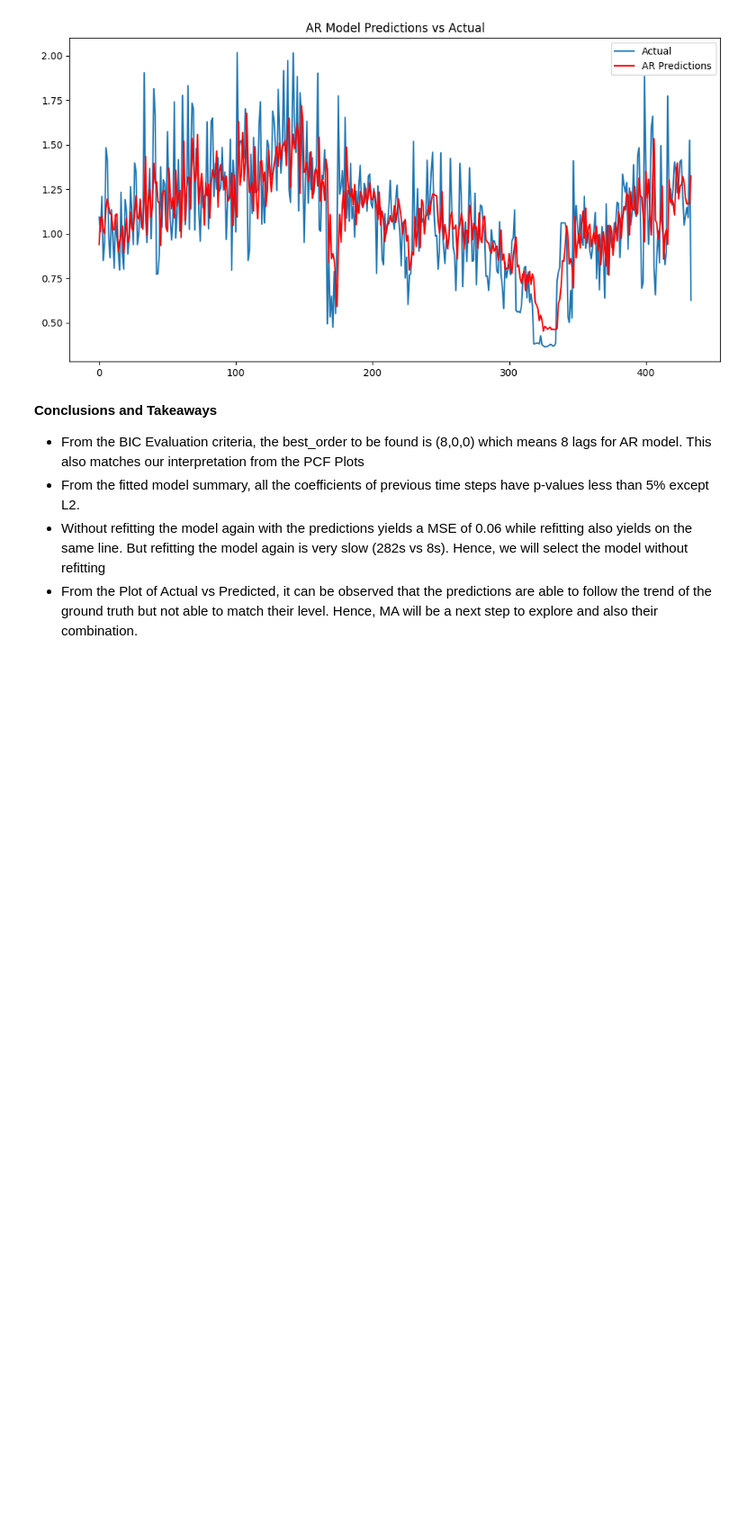
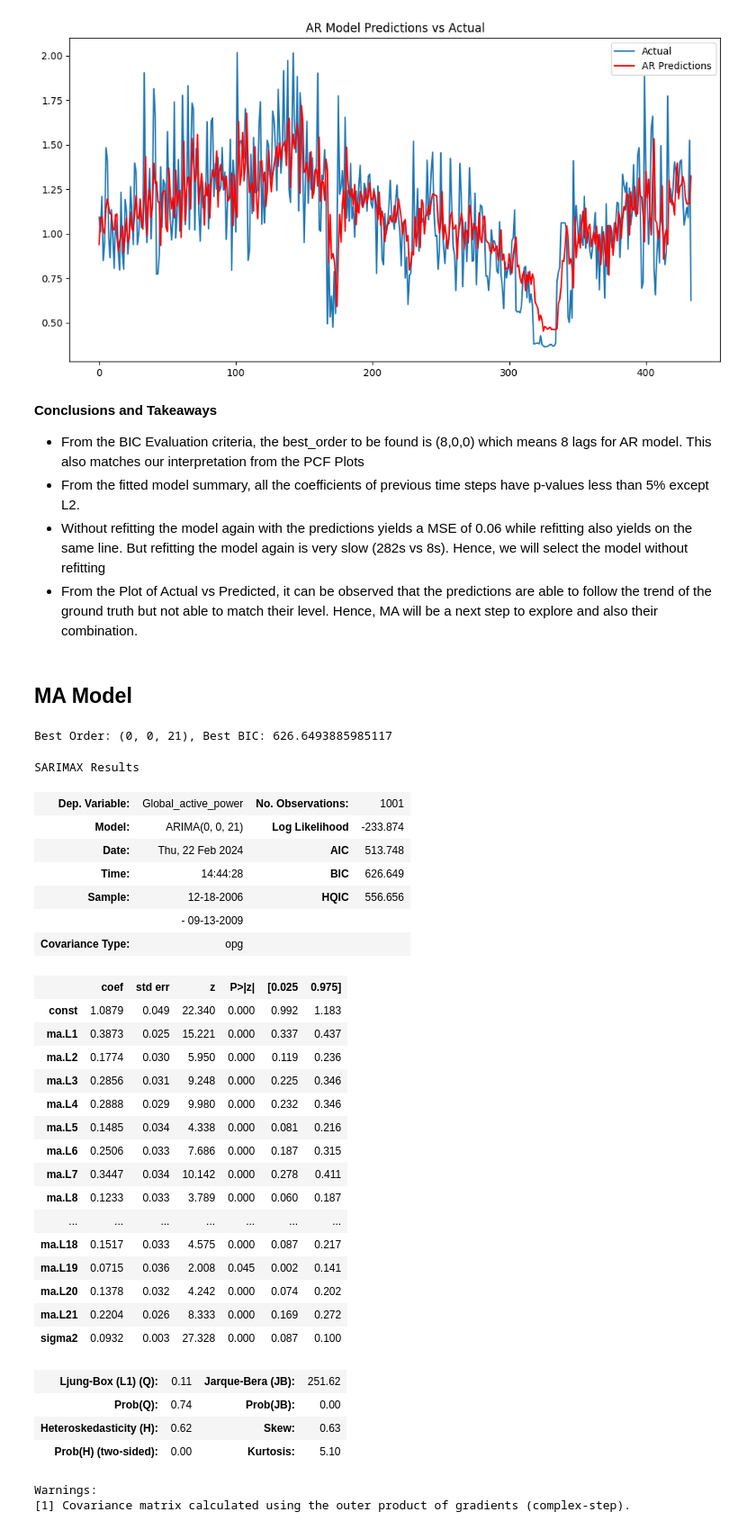
Before and after one commit to ayush9818/Electricity-Power-Prediction, a Jupyter notebook: Modelling/Univariate_Modelling.ipynb, the cells around one changed output. Shown at 90% size. Saved outputs shown, nothing was run; the diff lists cells and outputs as text; code cells hidden in the pictures; blank space fills up the shorter version.

```diff
--- a/Modelling/Univariate_Modelling.ipynb
+++ b/Modelling/Univariate_Modelling.ipynb
@@ -240,3 +213,48 @@ Evaluation Time : 282.71699690818787s
 - From the fitted model summary, all the coefficients of previous time steps have p-values less than 5% except L2.
 - Without refitting the model again with the predictions yields a MSE of 0.06 while refitting also yields on the same line. But refitting the model again is very slow (282s vs 8s). Hence, we will select the model without refitting
 - From the Plot of Actual vs Predicted, it can be observed that the predictions are able to follow the trend of the ground truth but not able to match their level. Hence, MA will be a next step to explore and also their combination.
+# %% [markdown]
+## MA Model
+# %%
+p_values = [0]
+q_values = range(0,25)
+d_values = [0]
+
+ma_best_order, ma_best_bic = evaluate_models(train_df, p_values, d_values, q_values)
+print(f"Best Order: {ma_best_order}, Best BIC: {ma_best_bic}")
+
+# Fit and evaluate the final best model
+ma_model = fit_arima_model(train_df, order=ma_best_order)
+ma_model.summary()
+# %% [output]
+Best Order: (0, 0, 21), Best BIC: 626.6493885985117
+SARIMAX Results
+| Dep. Variable: | Global_active_power | No. Observations: | 1001 |
+| Model: | ARIMA(0, 0, 21) | Log Likelihood | -233.874 |
+| Date: | Thu, 22 Feb 2024 | AIC | 513.748 |
+| Time: | 14:44:28 | BIC | 626.649 |
+| Sample: | 12-18-2006 | HQIC | 556.656 |
+|  | - 09-13-2009 |  |  |
+| Covariance Type: | opg |  |  |
+|  | coef | std err | z | P>|z| | [0.025 | 0.975] |
+| const | 1.0879 | 0.049 | 22.340 | 0.000 | 0.992 | 1.183 |
+| ma.L1 | 0.3873 | 0.025 | 15.221 | 0.000 | 0.337 | 0.437 |
+| ma.L2 | 0.1774 | 0.030 | 5.950 | 0.000 | 0.119 | 0.236 |
+| ma.L3 | 0.2856 | 0.031 | 9.248 | 0.000 | 0.225 | 0.346 |
+| ma.L4 | 0.2888 | 0.029 | 9.980 | 0.000 | 0.232 | 0.346 |
+| ma.L5 | 0.1485 | 0.034 | 4.338 | 0.000 | 0.081 | 0.216 |
+| ma.L6 | 0.2506 | 0.033 | 7.686 | 0.000 | 0.187 | 0.315 |
+| ma.L7 | 0.3447 | 0.034 | 10.142 | 0.000 | 0.278 | 0.411 |
+| ma.L8 | 0.1233 | 0.033 | 3.789 | 0.000 | 0.060 | 0.187 |
+| ... | ... | ... | ... | ... | ... | ... |
+| ma.L18 | 0.1517 | 0.033 | 4.575 | 0.000 | 0.087 | 0.217 |
+| ma.L19 | 0.0715 | 0.036 | 2.008 | 0.045 | 0.002 | 0.141 |
+| ma.L20 | 0.1378 | 0.032 | 4.242 | 0.000 | 0.074 | 0.202 |
+| ma.L21 | 0.2204 | 0.026 | 8.333 | 0.000 | 0.169 | 0.272 |
+| sigma2 | 0.0932 | 0.003 | 27.328 | 0.000 | 0.087 | 0.100 |
+| Ljung-Box (L1) (Q): | 0.11 | Jarque-Bera (JB): | 251.62 |
+| Prob(Q): | 0.74 | Prob(JB): | 0.00 |
+| Heteroskedasticity (H): | 0.62 | Skew: | 0.63 |
+| Prob(H) (two-sided): | 0.00 | Kurtosis: | 5.10 |
+Warnings:
+[1] Covariance matrix calculated using the outer product of gradients (complex-step).
```
Also changed, not shown: parts of 8 cells of this notebook.
